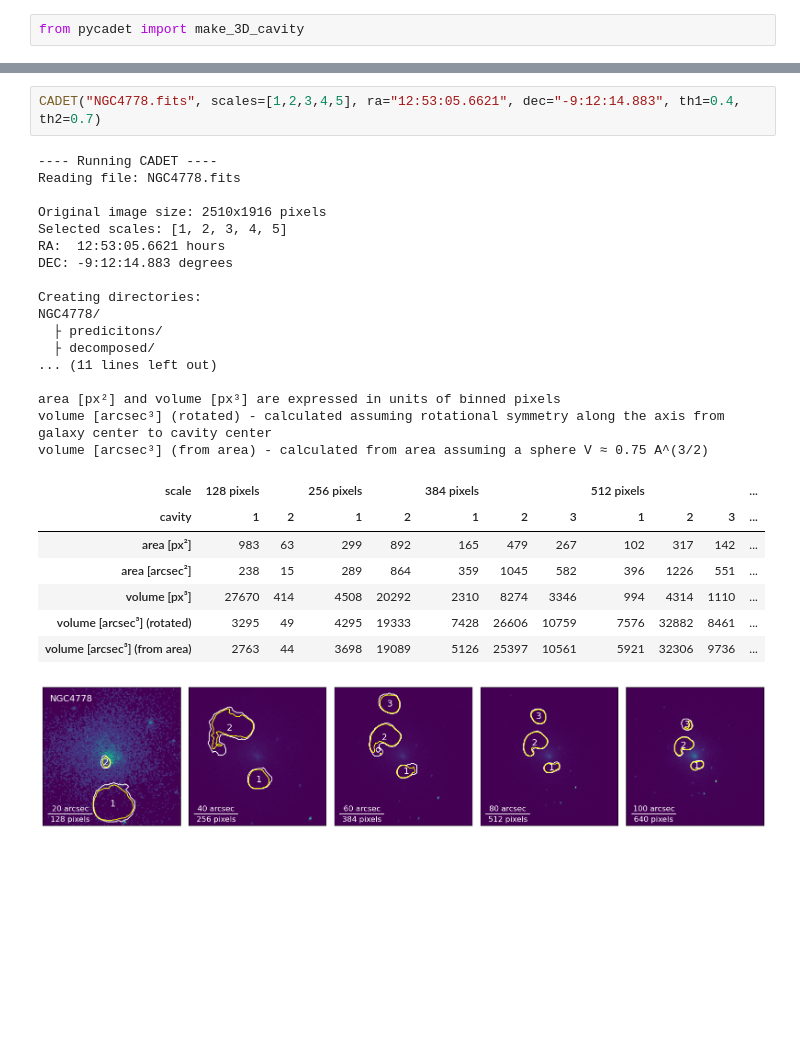
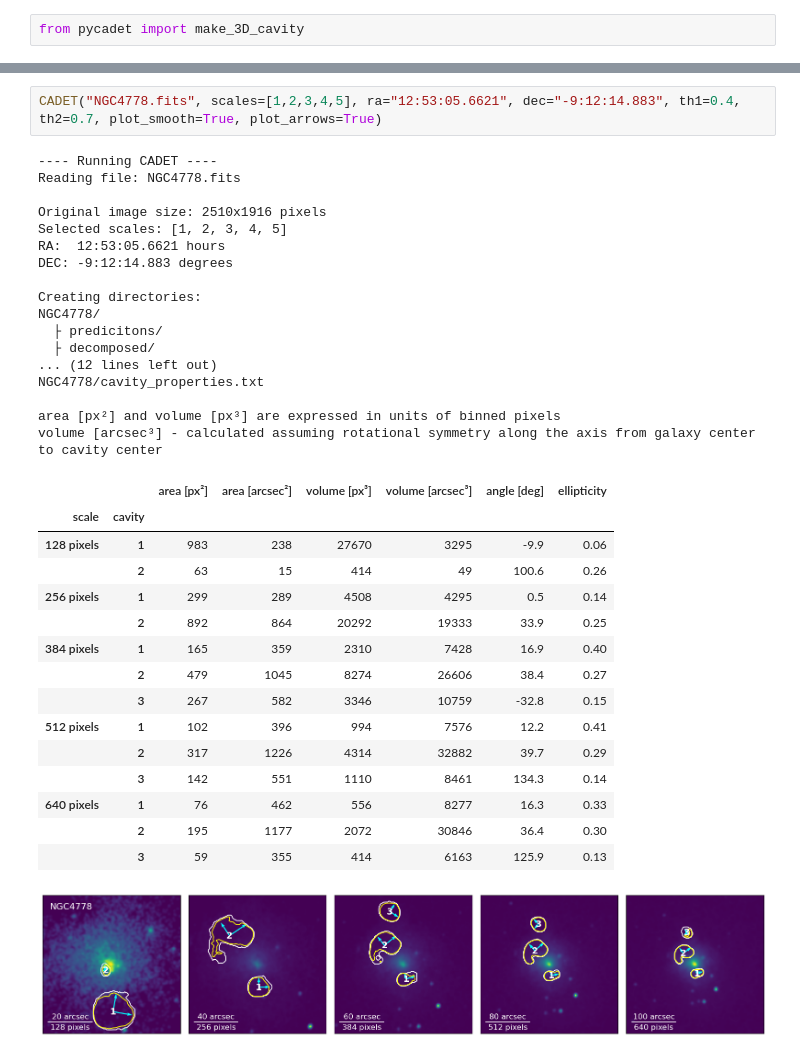
Before and after one commit to tomasplsek/CADET, a Jupyter notebook: example/CADET.ipynb, the cells around one changed output, grey strips where cells are left out. Saved outputs shown, nothing was run; the diff lists cells and outputs as text; blank space fills up the shorter version.

```diff
--- a/example/CADET.ipynb
+++ b/example/CADET.ipynb
@@ -267,28 +334,36 @@ CADET("NGC4649.fits", scales=[1,2,3,4], th1=0.4, th2=0.6)
 # %%
-CADET("NGC4778.fits", scales=[1,2,3,4,5], ra="12:53:05.6621", dec="-9:12:14.883", th1=0.4, th2=0.7)
+CADET("NGC4778.fits", scales=[1,2,3,4,5], ra="12:53:05.6621", dec="-9:12:14.883", th1=0.4, th2=0.7, plot_smooth=True, plot_arrows=True)
 # %% [output]
 ---- Running CADET ----
 Reading file: NGC4778.fits
 
 Original image size: 2510x1916 pixels
 Selected scales: [1, 2, 3, 4, 5]
 RA:  12:53:05.6621 hours
 DEC: -9:12:14.883 degrees
 
 Creating directories:
 NGC4778/
   ├ predicitons/
   ├ decomposed/
-... (11 lines left out)
+... (12 lines left out)
+NGC4778/cavity_properties.txt
 
 area [px²] and volume [px³] are expressed in units of binned pixels
-volume [arcsec³] (rotated) - calculated assuming rotational symmetry along the axis from galaxy center to cavity center
-volume [arcsec³] (from area) - calculated from area assuming a sphere V ≈ 0.75 A^(3/2)
+volume [arcsec³] - calculated assuming rotational symmetry along the axis from galaxy center to cavity center
-| scale | 128 pixels |  | 256 pixels |  | 384 pixels |  |  | 512 pixels |  |  | ... |
-| cavity | 1 | 2 | 1 | 2 | 1 | 2 | 3 | 1 | 2 | 3 | ... |
-| area [px²] | 983 | 63 | 299 | 892 | 165 | 479 | 267 | 102 | 317 | 142 | ... |
-| area [arcsec²] | 238 | 15 | 289 | 864 | 359 | 1045 | 582 | 396 | 1226 | 551 | ... |
-| volume [px³] | 27670 | 414 | 4508 | 20292 | 2310 | 8274 | 3346 | 994 | 4314 | 1110 | ... |
-| volume [arcsec³] (rotated) | 3295 | 49 | 4295 | 19333 | 7428 | 26606 | 10759 | 7576 | 32882 | 8461 | ... |
-| volume [arcsec³] (from area) | 2763 | 44 | 3698 | 19089 | 5126 | 25397 | 10561 | 5921 | 32306 | 9736 | ... |
+|  |  | area [px²] | area [arcsec²] | volume [px³] | volume [arcsec³] | angle [deg] | ellipticity |
+| scale | cavity |  |  |  |  |  |  |
+| 128 pixels | 1 | 983 | 238 | 27670 | 3295 | -9.9 | 0.06 |
+|  | 2 | 63 | 15 | 414 | 49 | 100.6 | 0.26 |
+| 256 pixels | 1 | 299 | 289 | 4508 | 4295 | 0.5 | 0.14 |
+|  | 2 | 892 | 864 | 20292 | 19333 | 33.9 | 0.25 |
+| 384 pixels | 1 | 165 | 359 | 2310 | 7428 | 16.9 | 0.40 |
+|  | 2 | 479 | 1045 | 8274 | 26606 | 38.4 | 0.27 |
+|  | 3 | 267 | 582 | 3346 | 10759 | -32.8 | 0.15 |
+| 512 pixels | 1 | 102 | 396 | 994 | 7576 | 12.2 | 0.41 |
+|  | 2 | 317 | 1226 | 4314 | 32882 | 39.7 | 0.29 |
+|  | 3 | 142 | 551 | 1110 | 8461 | 134.3 | 0.14 |
+| 640 pixels | 1 | 76 | 462 | 556 | 8277 | 16.3 | 0.33 |
+|  | 2 | 195 | 1177 | 2072 | 30846 | 36.4 | 0.30 |
+|  | 3 | 59 | 355 | 414 | 6163 | 125.9 | 0.13 |
-[figure, old version]
+[figure, new version]
```
Also changed, not shown: parts of 18 cells of this notebook, 50 other files.
